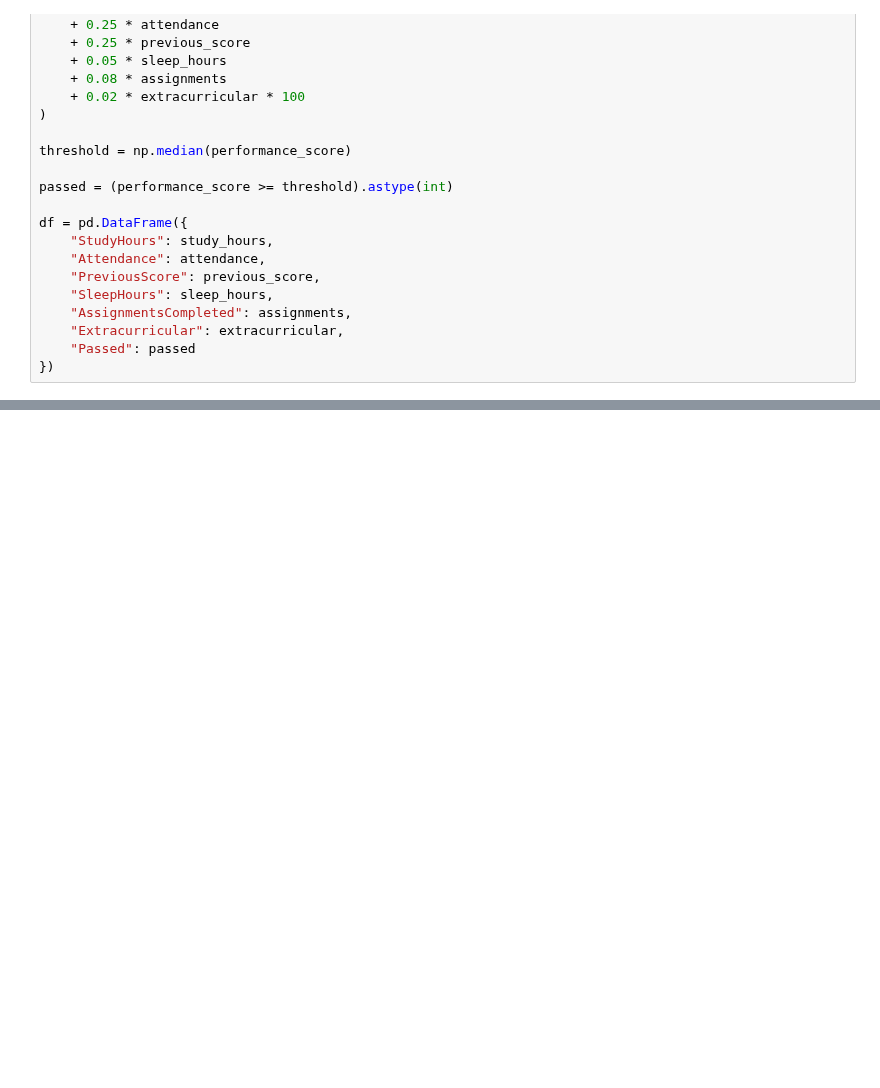
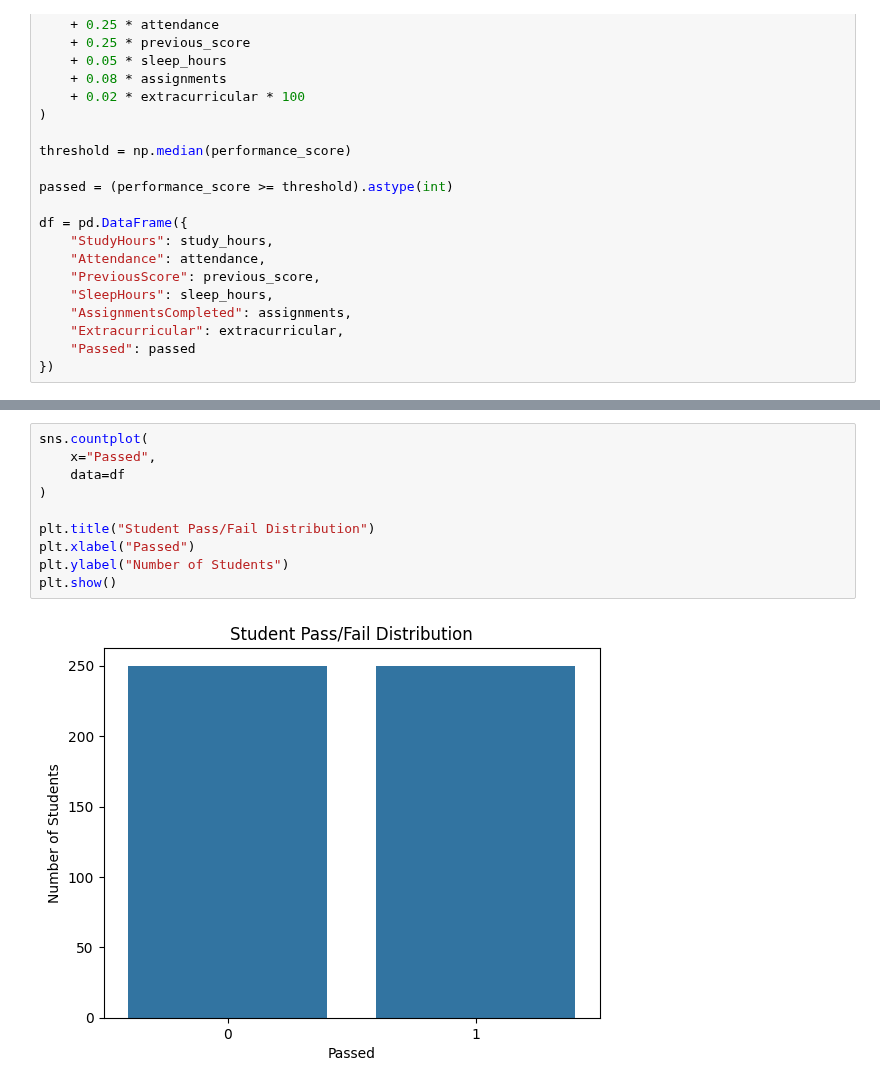
Before and after one commit to abhinavsinh014-prog/Machine-Learing, a Jupyter notebook: StudentPerformancePred.ipynb, the cells around one changed output, grey strips where cells are left out. Saved outputs shown, nothing was run; the diff lists cells and outputs as text; blank space fills up the shorter version.

```diff
--- a/StudentPerformancePred.ipynb
+++ b/StudentPerformancePred.ipynb
@@ -47,0 +56,12 @@ df = pd.DataFrame({
+# %%
+sns.countplot(
+    x="Passed",
+    data=df
+)
+
+plt.title("Student Pass/Fail Distribution")
+plt.xlabel("Passed")
+plt.ylabel("Number of Students")
+plt.show()
+# %% [output]
+[figure, added]
```
Also changed, not shown: parts of 6 cells of this notebook.
